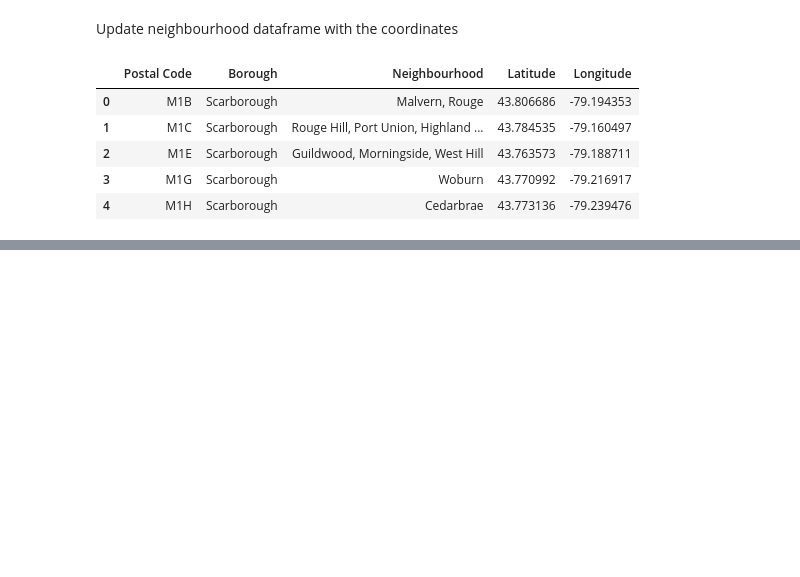
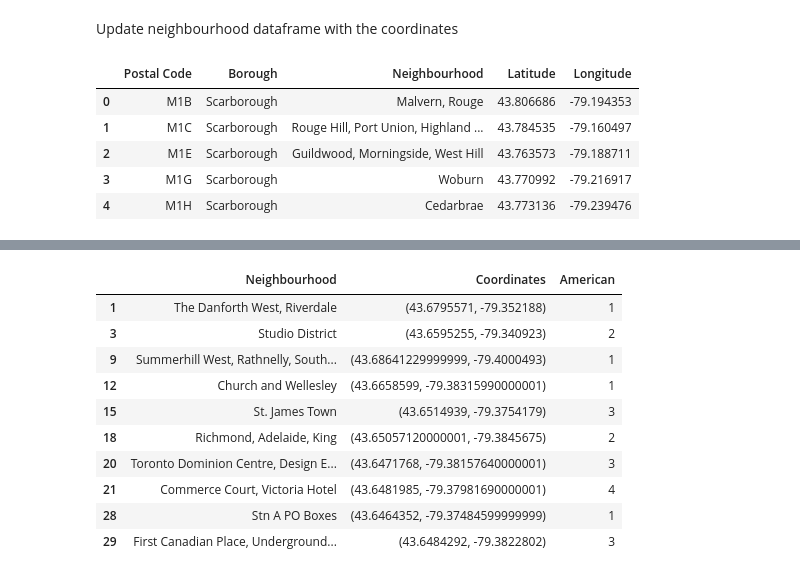
Before and after one commit to vipervit/Coursera_Capstone, a Jupyter notebook: TorontoAreas.ipynb, the cells around one changed output, grey strips where cells are left out. Saved outputs shown, nothing was run; the diff lists cells and outputs as text; code cells hidden in the pictures; blank space fills up the shorter version.

```diff
--- a/TorontoAreas.ipynb
+++ b/TorontoAreas.ipynb
@@ -102,0 +294,2 @@ df.head()
+# %%
+vtype = 'Airport'
@@ -102,0 +302,15 @@ df.head()
+# %%
+df_venue = df_counts.loc[df_counts[vtype]>0, ['Neighbourhood', 'Coordinates', vtype]]
+df_venue
+# %% [output]
+|  | Neighbourhood | Coordinates | American |
+| 1 | The Danforth West, Riverdale | (43.6795571, -79.352188) | 1 |
+| 3 | Studio District | (43.6595255, -79.340923) | 2 |
+| 9 | Summerhill West, Rathnelly, South... | (43.68641229999999, -79.4000493) | 1 |
+| 12 | Church and Wellesley | (43.6658599, -79.38315990000001) | 1 |
+| 15 | St. James Town | (43.6514939, -79.3754179) | 3 |
+| 18 | Richmond, Adelaide, King | (43.65057120000001, -79.3845675) | 2 |
+| 20 | Toronto Dominion Centre, Design E... | (43.6471768, -79.38157640000001) | 3 |
+| 21 | Commerce Court, Victoria Hotel | (43.6481985, -79.37981690000001) | 4 |
+| 28 | Stn A PO Boxes | (43.6464352, -79.37484599999999) | 1 |
+| 29 | First Canadian Place, Underground... | (43.6484292, -79.3822802) | 3 |
```
Also changed, not shown: parts of 27 cells of this notebook.
